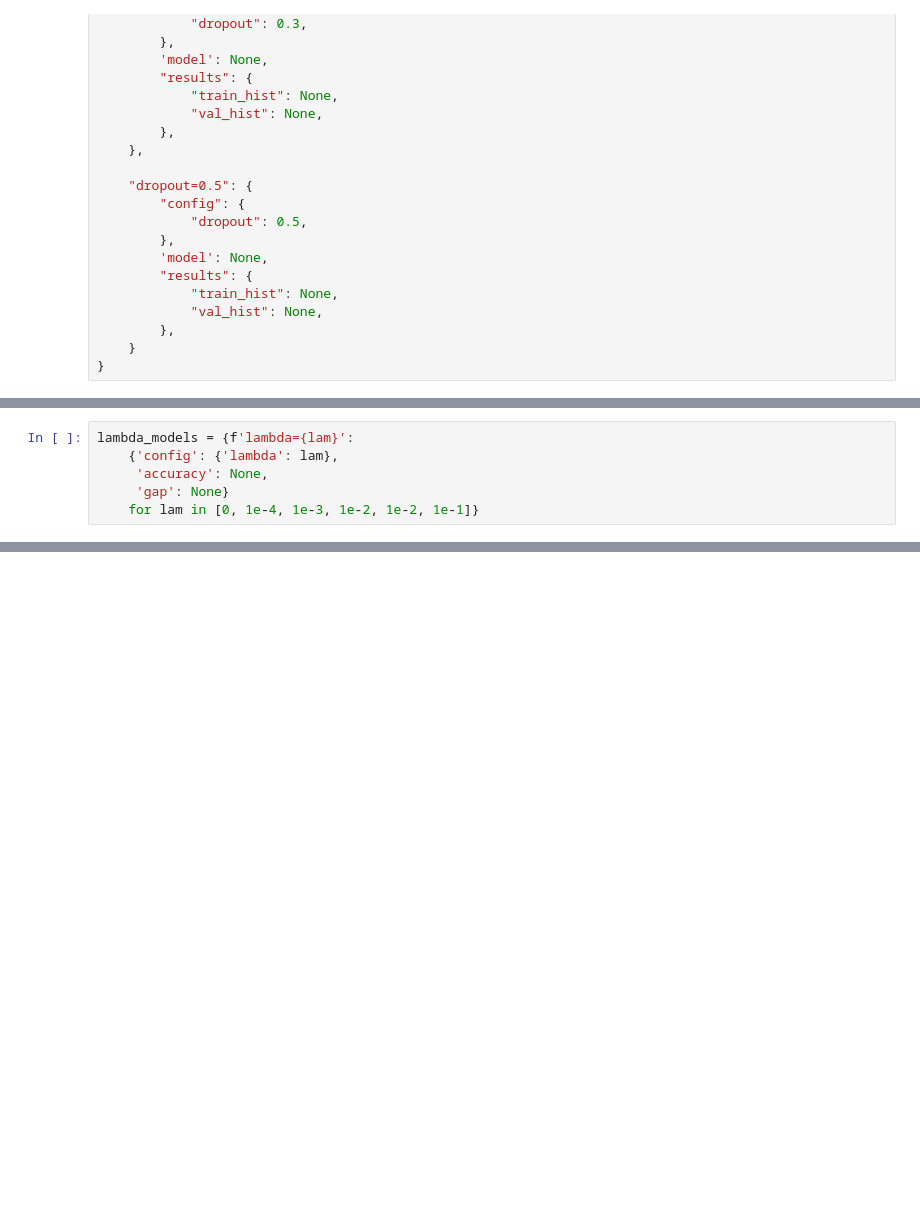
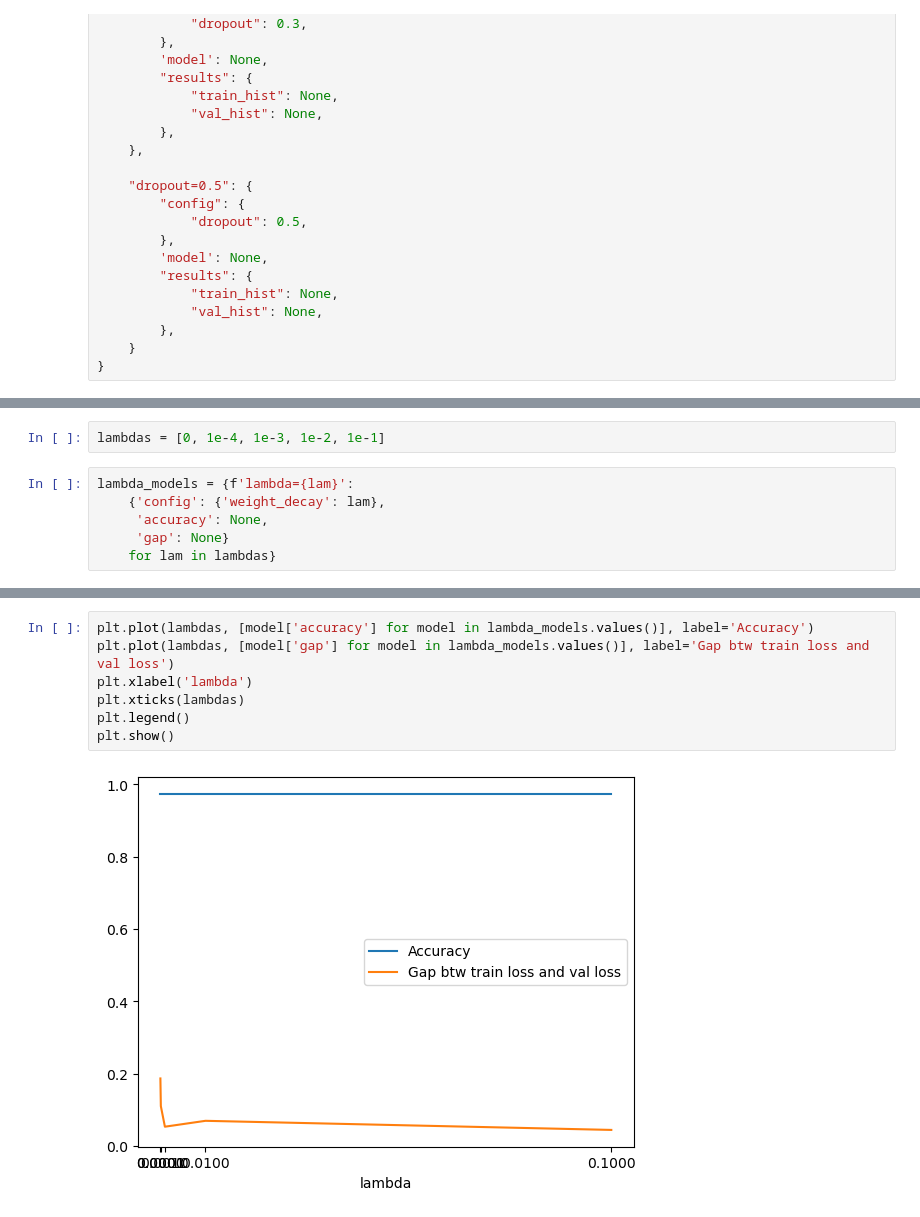
Before and after one commit to lesik248/deep-learning, a Jupyter notebook: lab3.ipynb, the cells around one changed output, grey strips where cells are left out. Saved outputs shown, nothing was run; the diff lists cells and outputs as text; blank space fills up the shorter version.

```diff
--- a/lab3.ipynb
+++ b/lab3.ipynb
@@ -444,6 +438,8 @@ models = {
+# %%
+lambdas = [0, 1e-4, 1e-3, 1e-2, 1e-1]
 # %%
 lambda_models = {f'lambda={lam}':
-    {'config': {'lambda': lam},
+    {'config': {'weight_decay': lam},
      'accuracy': None,
      'gap': None}
-    for lam in [0, 1e-4, 1e-3, 1e-2, 1e-2, 1e-1]}
+    for lam in lambdas}
@@ -449,0 +468,9 @@ lambda_models = {f'lambda={lam}':
+# %%
+plt.plot(lambdas, [model['accuracy'] for model in lambda_models.values()], label='Accuracy')
+plt.plot(lambdas, [model['gap'] for model in lambda_models.values()], label='Gap btw train loss and val loss')
+plt.xlabel('lambda')
+plt.xticks(lambdas)
+plt.legend()
+plt.show()
+# %% [output]
+[figure, added]
```
Also changed, not shown: parts of 6 cells of this notebook.
